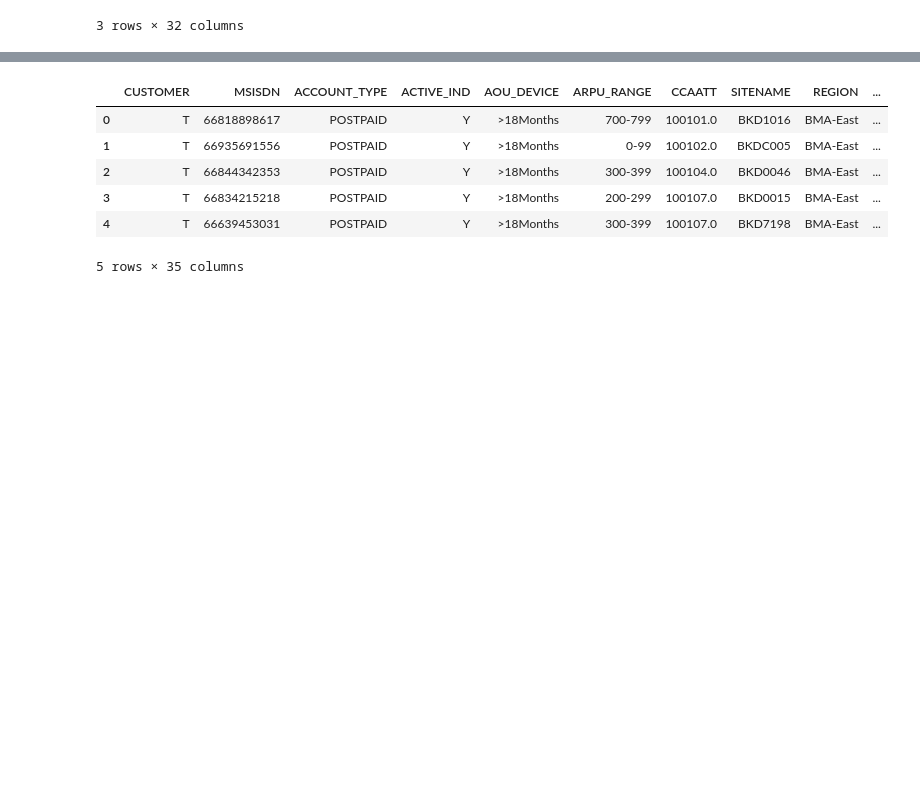
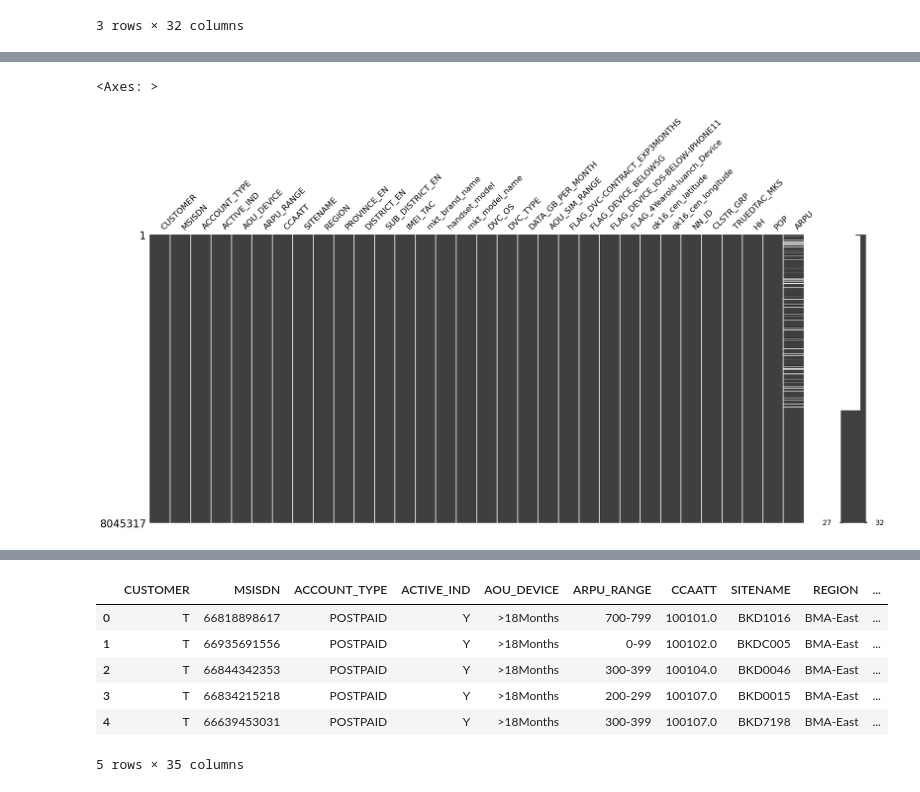
Before and after one commit to ruzlim/Jupyter, a Jupyter notebook: ETL/Analysis/WR-Mobile Devices.ipynb, the cells around one changed output, grey strips where cells are left out. Saved outputs shown, nothing was run; the diff lists cells and outputs as text; code cells hidden in the pictures; blank space fills up the shorter version.

```diff
--- a/ETL/Analysis/WR-Mobile Devices.ipynb
+++ b/ETL/Analysis/WR-Mobile Devices.ipynb
@@ -54,0 +103,6 @@ src_df : 8045317 rows, 32 columns
+# %%
+# ใช้ Library 'missingno' เพื่อดู Pattern การหายไปของข้อมูล
+msno.matrix(src_df)
+# %% [output]
+<Axes: >
+[figure, added]
```
Also changed, not shown: parts of 15 cells of this notebook, 6 other files.
